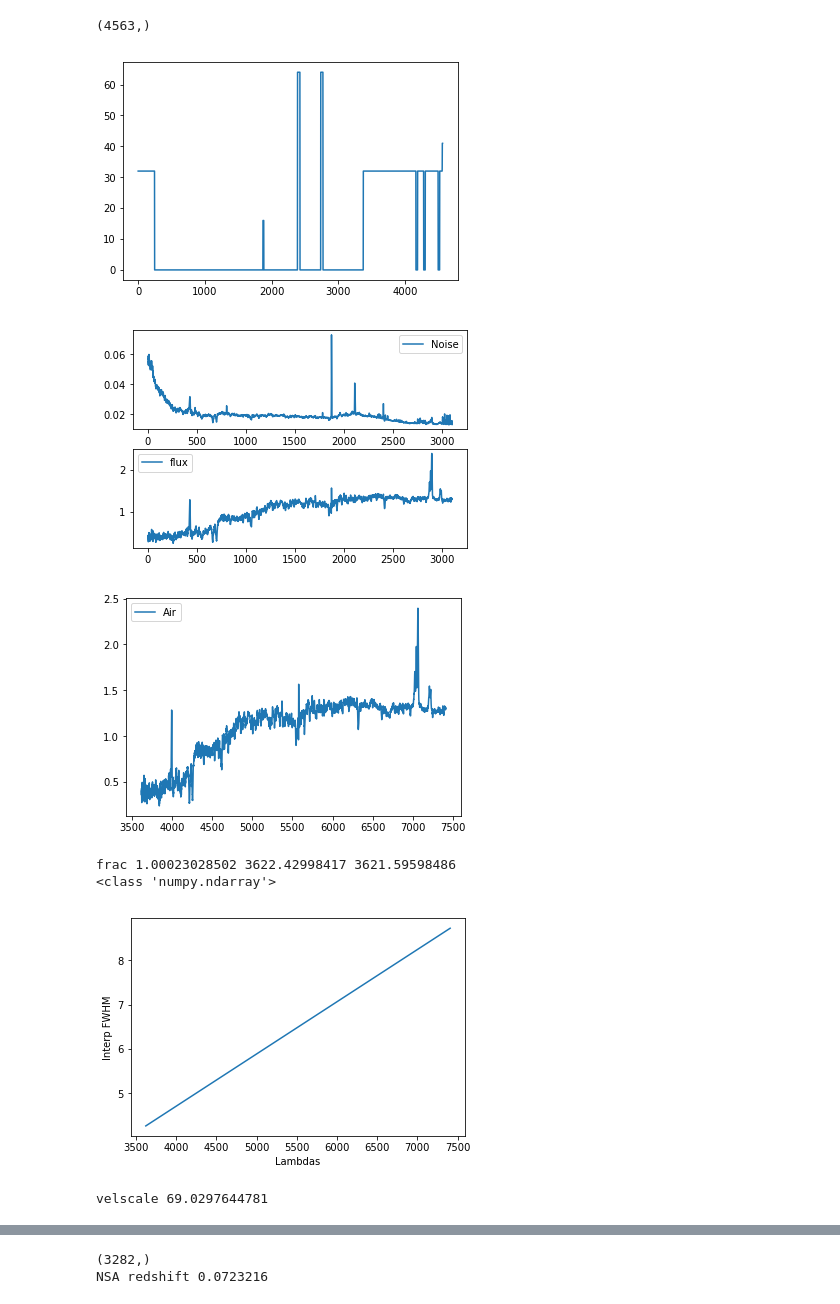
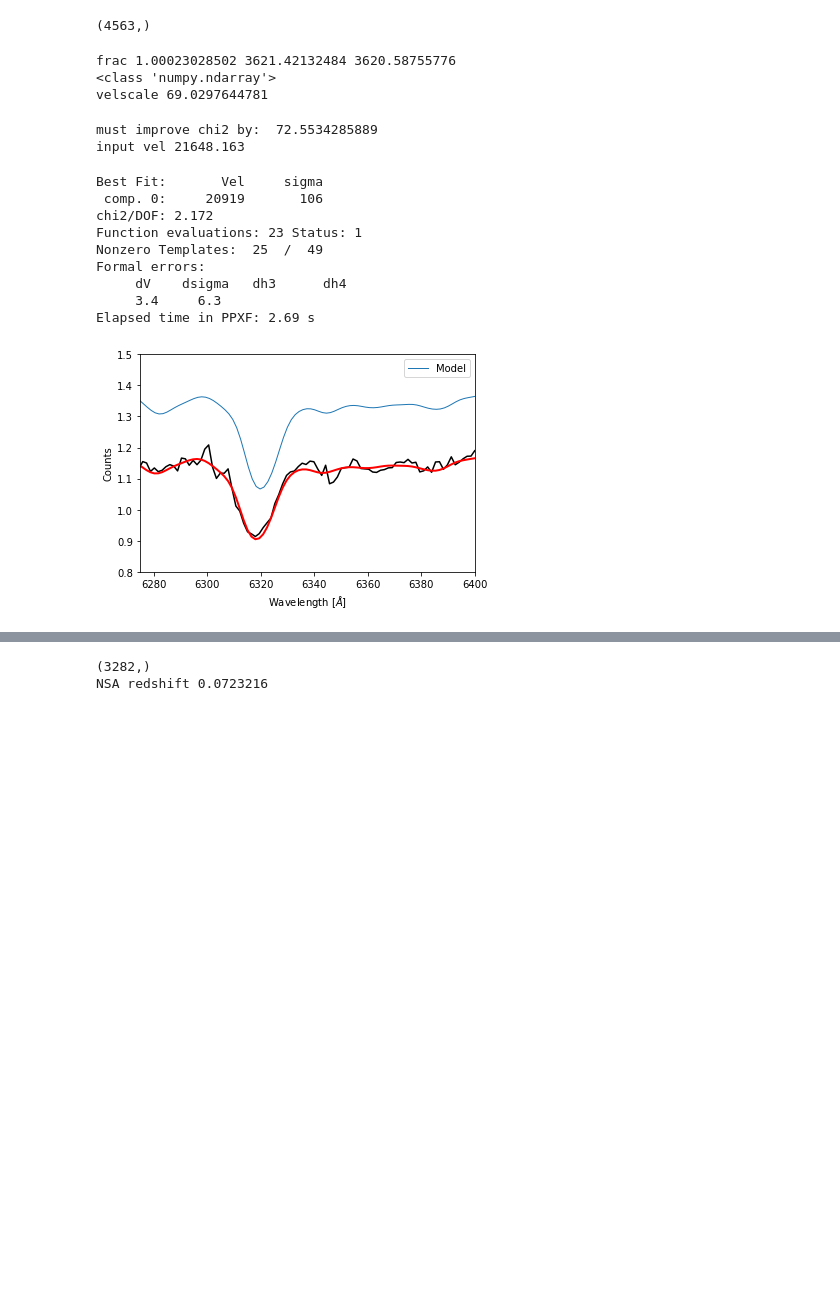
Before and after one commit to beckynevin/ppxf_MaNGA, a Jupyter notebook: checking_MaNGA_ppxf.ipynb, the cells around one changed output, grey strips where cells are left out. Saved outputs shown, nothing was run; the diff lists cells and outputs as text; code cells hidden in the pictures; blank space fills up the shorter version.

Commit message:
Something happened but now I've added back in the MILESHC stellar libraries and we're really close to the absorption line velocity from before.

```diff
--- a/checking_MaNGA_ppxf.ipynb
+++ b/checking_MaNGA_ppxf.ipynb
@@ -62,8 +62,8 @@ from ppxf import ppxf
 import ppxf_util as util
 plt.clf()
 # %%
-file='../MaNGA_code/practice_logcube/manga-8459-3702-LOGCUBE.fits'
-file='../MaNGA_code/practice_logcube/manga-8459-3702-LOGCUBE-SPX-GAU-MILESHC.fits'
+file='../MaNGA_code/practice_logcube/manga-8459-3702-LOGCUBE-VOR10-GAU-MILESHC.fits'
+file='../MaNGA_code/practice_logcube/manga-8459-3702-LOGCUBE-VOR10-GAU-MILESHC.fits'
 # %%
 logcube=pyfits.open(file)
 #print(logcube[0].header)
@@ -139,12 +139,20 @@ from ppxf import ppxf
 import ppxf_util as util
 plt.clf()
 # %%
-y=ppxf_miles(xs,ys,noise,mask,1,'yes',0,'yes',8,-1,0,0,0, logcube[0].header['SCINPVEL'],  logcube[0].header['SCINPSIG'], 2)
+y=ppxf_miles(xs,ys,noise,mask,1,'no',0,'yes',8,-1,100,0,0, logcube[0].header['SCINPVEL'],  logcube[0].header['SCINPSIG'], 2)
 # %% [output]
+frac 1.00023028502 3621.42132484 3620.58755776
+<class 'numpy.ndarray'>
+velscale 69.0297644781
+must improve chi2 by:  72.5534285889
+input vel 21648.163
+Best Fit:       Vel     sigma
+ comp. 0:     20919       106
+chi2/DOF: 2.172
+Function evaluations: 23 Status: 1
+Nonzero Templates:  25  /  49
+Formal errors:
+     dV    dsigma   dh3      dh4
+     3.4     6.3
+Elapsed time in PPXF: 2.69 s
-[figure, old version]
+[figure, new version]
-[figure, removed]
-[figure, removed]
-frac 1.00023028502 3622.42998417 3621.59598486
-<class 'numpy.ndarray'>
-[figure, removed]
-velscale 69.0297644781
```
Also changed, not shown: parts of 6 cells of this notebook.
